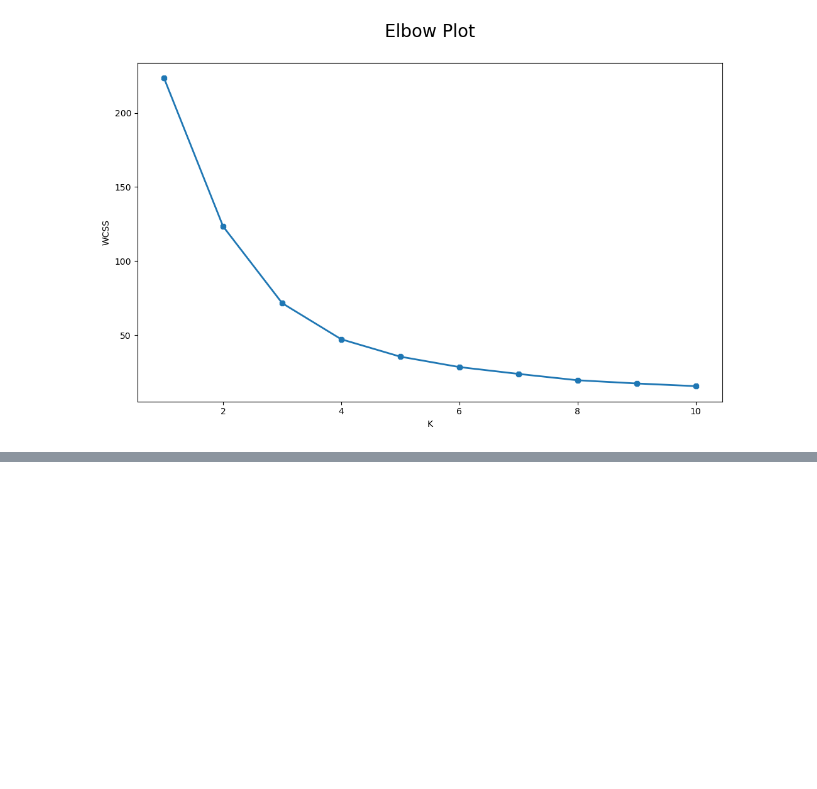
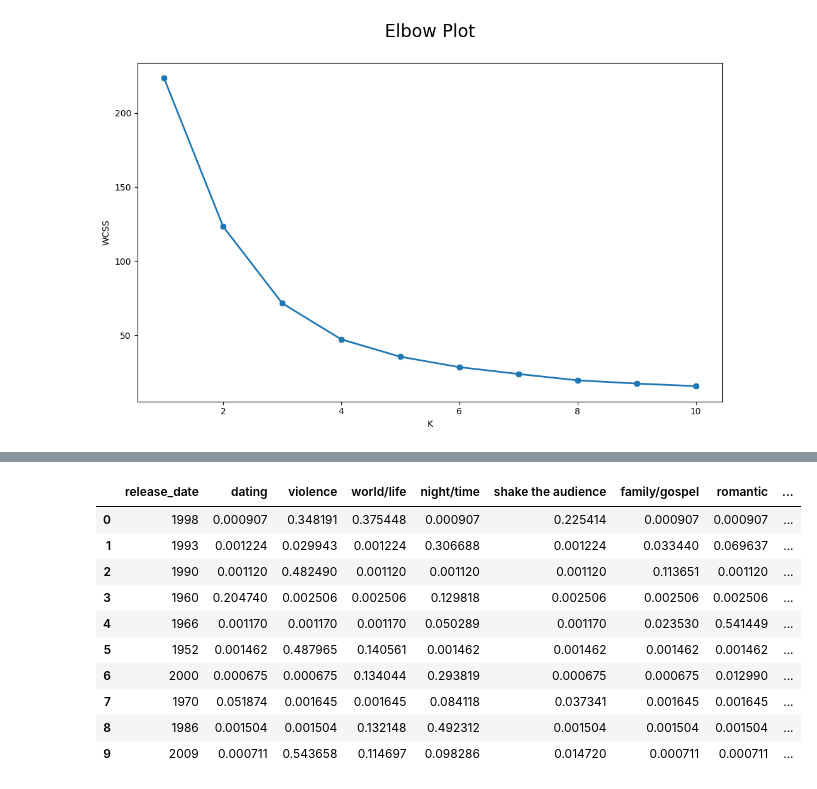
Before and after one commit to chica25/Audio-RA-project, a Jupyter notebook: code/kmeans.ipynb, the cells around one changed output, grey strips where cells are left out. Drawn from its saved outputs; the diff is of its cells as text; code cells hidden in the pictures; blank space fills up the shorter version.

```diff
--- a/code/kmeans.ipynb
+++ b/code/kmeans.ipynb
@@ -103,0 +140,15 @@ plt.show()
+# %%
+# Dropping the columns that can only be used in the unsupervised model
+test_df.drop(columns=['Unnamed: 0', 'artist_name', 'track_name', 'len', 'genre', 'lyrics', 'topic'])
+# %% [output]
+|  | release_date | dating | violence | world/life | night/time | shake the audience | family/gospel | romantic | ... |
+| 0 | 1998 | 0.000907 | 0.348191 | 0.375448 | 0.000907 | 0.225414 | 0.000907 | 0.000907 | ... |
+| 1 | 1993 | 0.001224 | 0.029943 | 0.001224 | 0.306688 | 0.001224 | 0.033440 | 0.069637 | ... |
+| 2 | 1990 | 0.001120 | 0.482490 | 0.001120 | 0.001120 | 0.001120 | 0.113651 | 0.001120 | ... |
+| 3 | 1960 | 0.204740 | 0.002506 | 0.002506 | 0.129818 | 0.002506 | 0.002506 | 0.002506 | ... |
+| 4 | 1966 | 0.001170 | 0.001170 | 0.001170 | 0.050289 | 0.001170 | 0.023530 | 0.541449 | ... |
+| 5 | 1952 | 0.001462 | 0.487965 | 0.140561 | 0.001462 | 0.001462 | 0.001462 | 0.001462 | ... |
+| 6 | 2000 | 0.000675 | 0.000675 | 0.134044 | 0.293819 | 0.000675 | 0.000675 | 0.012990 | ... |
+| 7 | 1970 | 0.051874 | 0.001645 | 0.001645 | 0.084118 | 0.037341 | 0.001645 | 0.001645 | ... |
+| 8 | 1986 | 0.001504 | 0.001504 | 0.132148 | 0.492312 | 0.001504 | 0.001504 | 0.001504 | ... |
+| 9 | 2009 | 0.000711 | 0.543658 | 0.114697 | 0.098286 | 0.014720 | 0.000711 | 0.000711 | ... |
```
Also changed, not shown: parts of 6 cells of this notebook, 5 other files.
